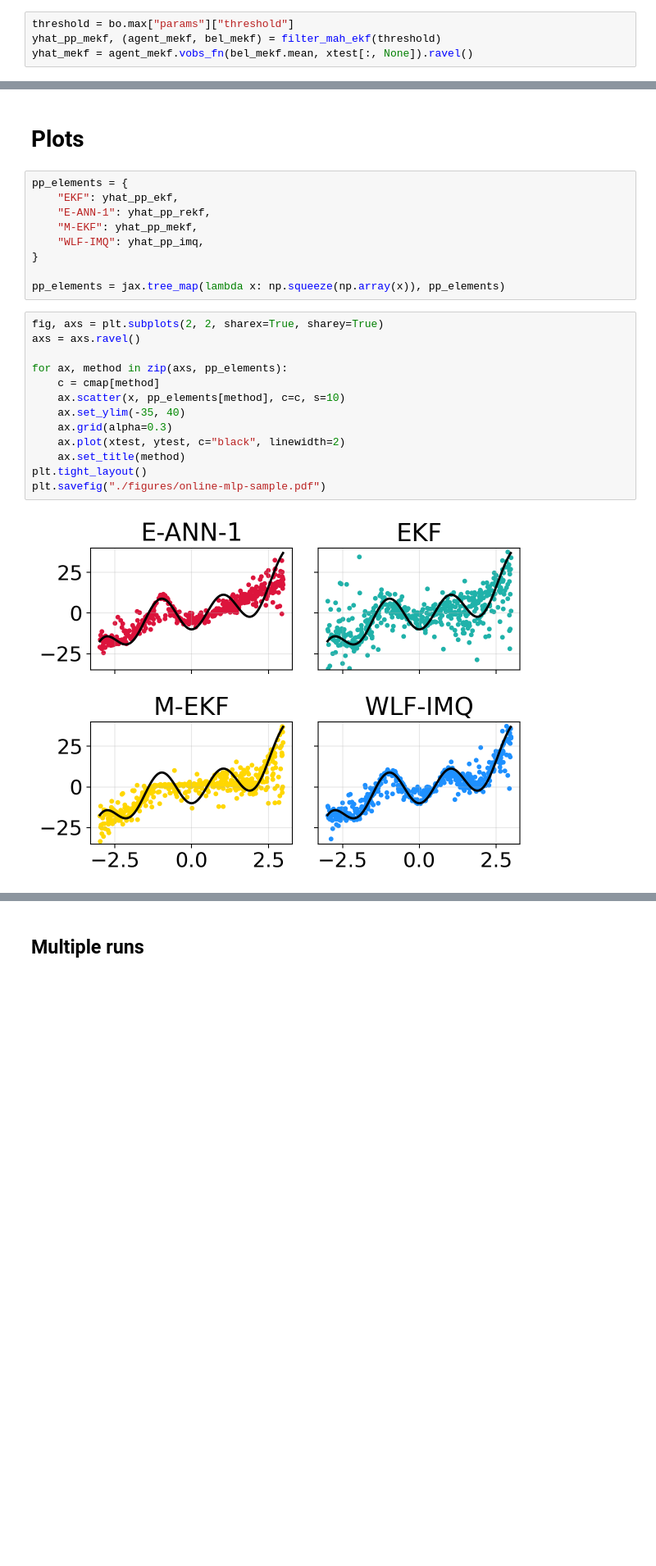
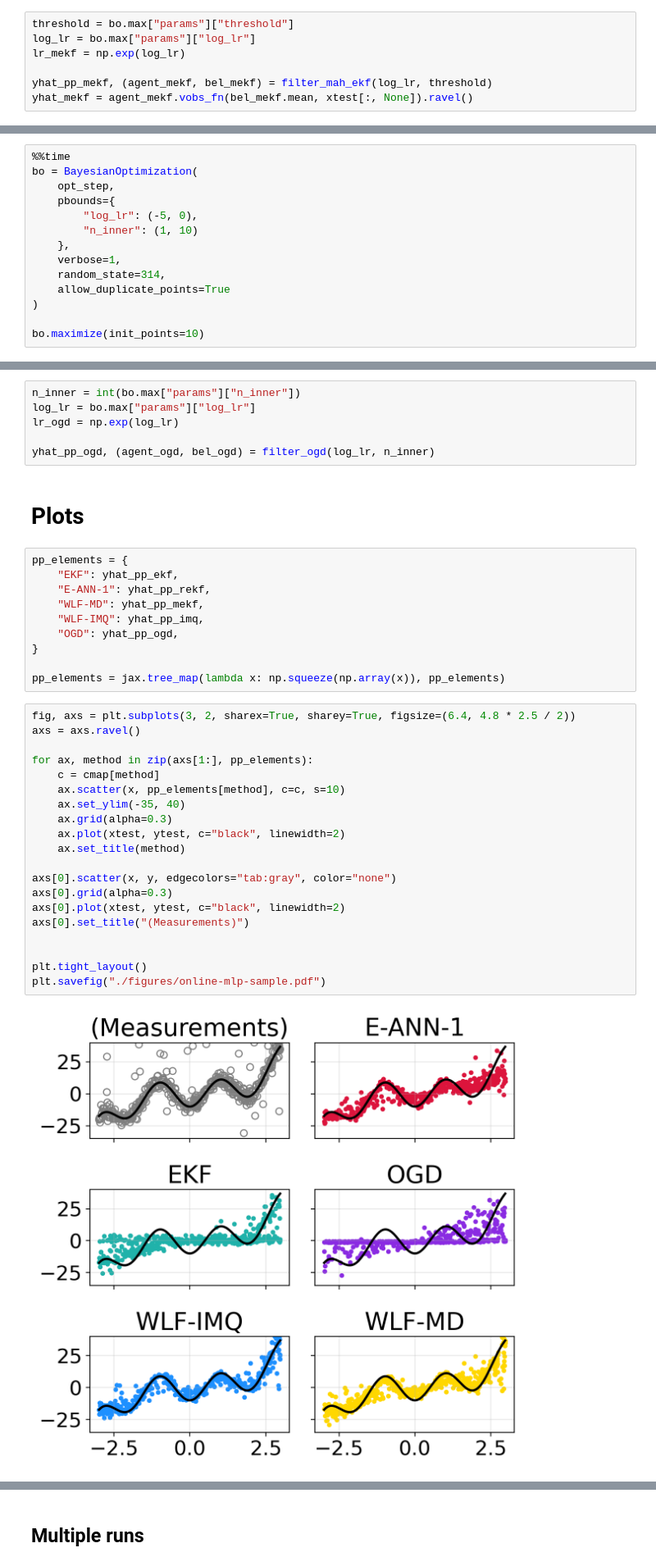
Before and after one commit to gerdm/weighted-likelihood-filter, a Jupyter notebook: experiments/online-mlp-training.ipynb, the cells around one changed output, grey strips where cells are left out. Shown at 82% size. Saved outputs shown, nothing was run; the diff lists cells and outputs as text; blank space fills up the shorter version.

```diff
--- a/experiments/online-mlp-training.ipynb
+++ b/experiments/online-mlp-training.ipynb
@@ -263,4 +349,7 @@ Wall time: 41.6 s
 # %%
 threshold = bo.max["params"]["threshold"]
-yhat_pp_mekf, (agent_mekf, bel_mekf) = filter_mah_ekf(threshold)
+log_lr = bo.max["params"]["log_lr"]
+lr_mekf = np.exp(log_lr)
+
+yhat_pp_mekf, (agent_mekf, bel_mekf) = filter_mah_ekf(log_lr, threshold)
 yhat_mekf = agent_mekf.vobs_fn(bel_mekf.mean, xtest[:, None]).ravel()
@@ -266,0 +392,14 @@ yhat_mekf = agent_mekf.vobs_fn(bel_mekf.mean, xtest[:, None]).ravel()
+# %%
+%%time
+bo = BayesianOptimization(
+    opt_step,
+    pbounds={
+        "log_lr": (-5, 0),
+        "n_inner": (1, 10)
+    },
+    verbose=1,
+    random_state=314,
+    allow_duplicate_points=True
+)
+
+bo.maximize(init_points=10)
@@ -267,26 +419,40 @@ yhat_mekf = agent_mekf.vobs_fn(bel_mekf.mean, xtest[:, None]).ravel()
+# %%
+n_inner = int(bo.max["params"]["n_inner"])
+log_lr = bo.max["params"]["log_lr"]
+lr_ogd = np.exp(log_lr)
+
+yhat_pp_ogd, (agent_ogd, bel_ogd) = filter_ogd(log_lr, n_inner)
 # %% [markdown]
 # Plots
 # %%
 pp_elements = {
     "EKF": yhat_pp_ekf,
     "E-ANN-1": yhat_pp_rekf,
-    "M-EKF": yhat_pp_mekf,
+    "WLF-MD": yhat_pp_mekf,
     "WLF-IMQ": yhat_pp_imq,
+    "OGD": yhat_pp_ogd,
 }
 
 pp_elements = jax.tree_map(lambda x: np.squeeze(np.array(x)), pp_elements)
 # %%
-fig, axs = plt.subplots(2, 2, sharex=True, sharey=True)
+fig, axs = plt.subplots(3, 2, sharex=True, sharey=True, figsize=(6.4, 4.8 * 2.5 / 2))
 axs = axs.ravel()
 
-for ax, method in zip(axs, pp_elements):
+for ax, method in zip(axs[1:], pp_elements):
     c = cmap[method]
     ax.scatter(x, pp_elements[method], c=c, s=10)
     ax.set_ylim(-35, 40)
     ax.grid(alpha=0.3)
     ax.plot(xtest, ytest, c="black", linewidth=2)
     ax.set_title(method)
+
+axs[0].scatter(x, y, edgecolors="tab:gray", color="none")
+axs[0].grid(alpha=0.3)
+axs[0].plot(xtest, ytest, c="black", linewidth=2)
+axs[0].set_title("(Measurements)")
+
+
 plt.tight_layout()
 plt.savefig("./figures/online-mlp-sample.pdf")
 # %% [output]
-[figure, old version]
+[figure, new version]
```
Also changed, not shown: parts of 29 cells of this notebook.
